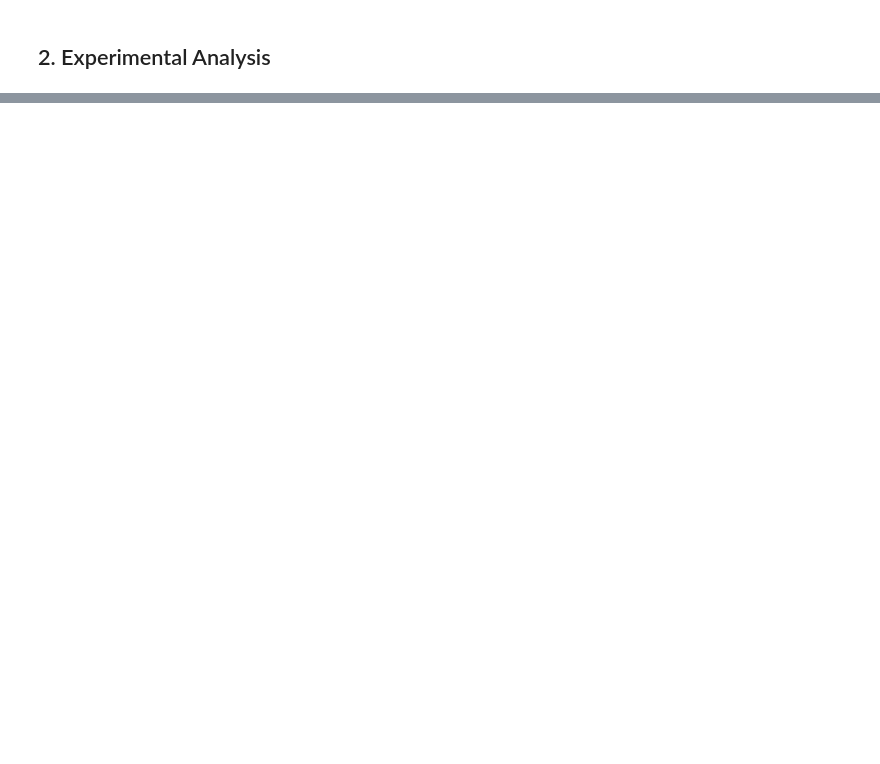
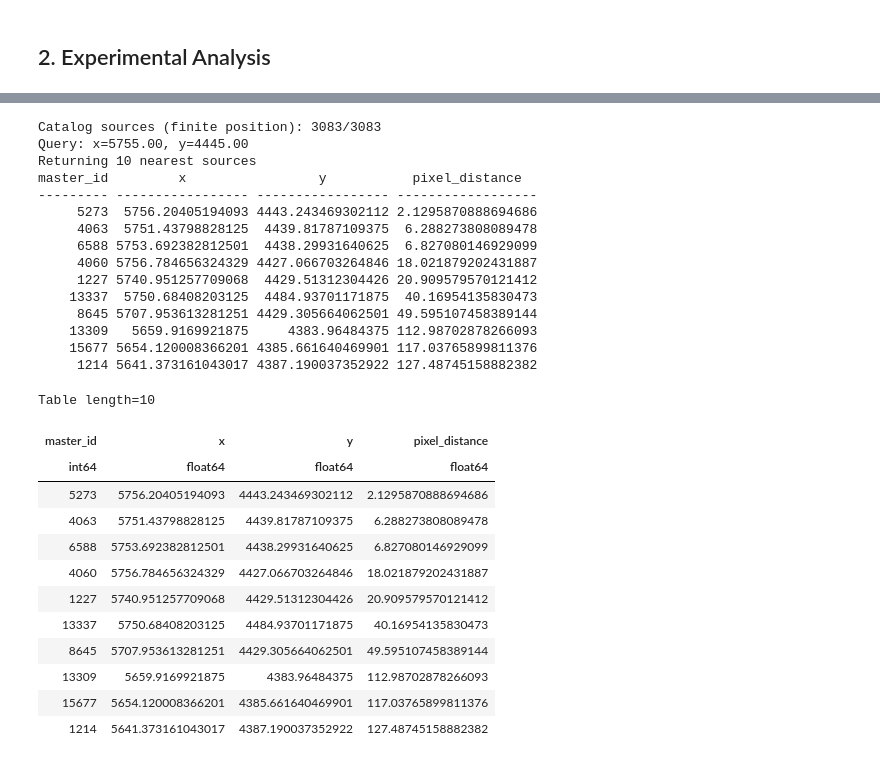
Before and after one commit to gxjudie/7DTonCOSMOS_photoz_validation, a Jupyter notebook: Notebooks/notebook2_test.ipynb, the cells around one changed output, grey strips where cells are left out. Drawn from its saved outputs; the diff is of its cells as text; code cells hidden in the pictures; blank space fills up the shorter version.

```diff
--- a/Notebooks/notebook2_test.ipynb
+++ b/Notebooks/notebook2_test.ipynb
@@ -272,0 +724,33 @@ plot_SourceImgFromCatalog(only_7dt_overlap, pixel_range=100)
+# %%
+# Finding section
+pos = (5755, 4445)
+SearchNearSources(only_7dt_overlap, pos)
+# %% [output]
+Catalog sources (finite position): 3083/3083
+Query: x=5755.00, y=4445.00
+Returning 10 nearest sources
+master_id         x                 y           pixel_distance
+--------- ----------------- ----------------- ------------------
+     5273  5756.20405194093 4443.243469302112 2.1295870888694686
+     4063  5751.43798828125  4439.81787109375  6.288273808089478
+     6588 5753.692382812501  4438.29931640625  6.827080146929099
+     4060 5756.784656324329 4427.066703264846 18.021879202431887
+     1227 5740.951257709068  4429.51312304426 20.909579570121412
+    13337  5750.68408203125  4484.93701171875  40.16954135830473
+     8645 5707.953613281251 4429.305664062501 49.595107458389144
+    13309   5659.9169921875     4383.96484375 112.98702878266093
+    15677 5654.120008366201 4385.661640469901 117.03765899811376
+     1214 5641.373161043017 4387.190037352922 127.48745158882382
+Table length=10
+| master_id | x | y | pixel_distance |
+| int64 | float64 | float64 | float64 |
+| 5273 | 5756.20405194093 | 4443.243469302112 | 2.1295870888694686 |
+| 4063 | 5751.43798828125 | 4439.81787109375 | 6.288273808089478 |
+| 6588 | 5753.692382812501 | 4438.29931640625 | 6.827080146929099 |
+| 4060 | 5756.784656324329 | 4427.066703264846 | 18.021879202431887 |
+| 1227 | 5740.951257709068 | 4429.51312304426 | 20.909579570121412 |
+| 13337 | 5750.68408203125 | 4484.93701171875 | 40.16954135830473 |
+| 8645 | 5707.953613281251 | 4429.305664062501 | 49.595107458389144 |
+| 13309 | 5659.9169921875 | 4383.96484375 | 112.98702878266093 |
+| 15677 | 5654.120008366201 | 4385.661640469901 | 117.03765899811376 |
+| 1214 | 5641.373161043017 | 4387.190037352922 | 127.48745158882382 |
```
Also changed, not shown: parts of 18 cells of this notebook.
